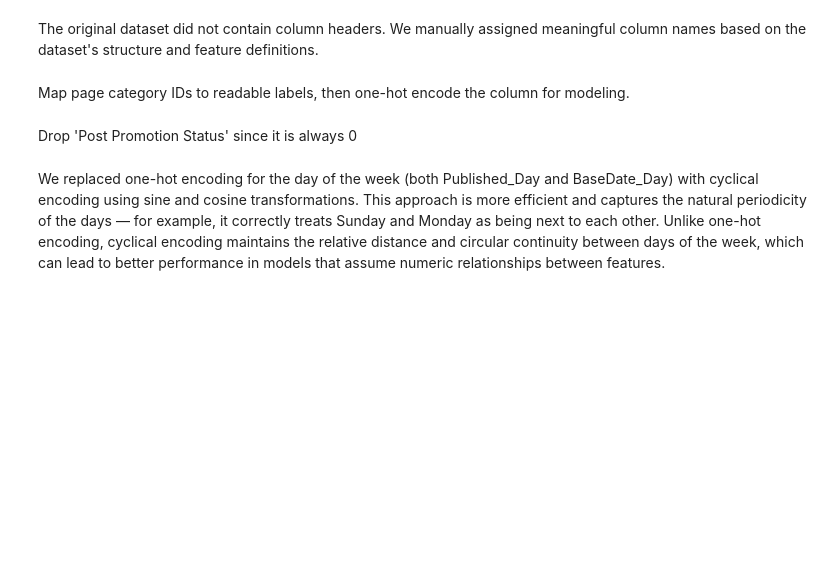
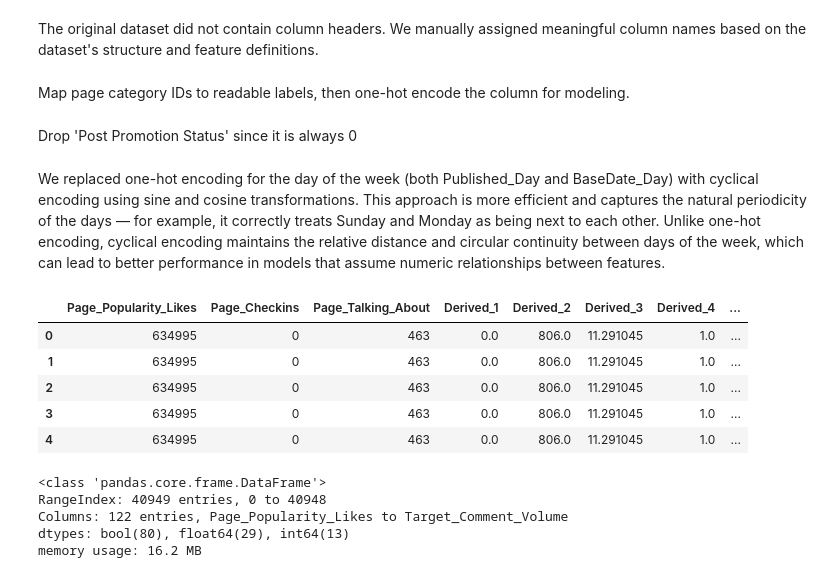
Before and after one commit to Joel-Milla/cs3244_Final_Project, a Jupyter notebook: 2_DataPreprocessing.ipynb, the cells around one changed output. Saved outputs shown, nothing was run; the diff lists cells and outputs as text; code cells hidden in the pictures; blank space fills up the shorter version.

```diff
--- a/2_DataPreprocessing.ipynb
+++ b/2_DataPreprocessing.ipynb
@@ -121,3 +123,23 @@ for col in ['Published_Day', 'BaseDate_Day']:
     )
 
 data.drop(['Published_Day', 'BaseDate_Day'], axis=1, inplace=True)
+# %%
+# Move 'Target_Comment_Volume' column to the end of the DataFrame
+target_col = data.pop("Target_Comment_Volume")
+data["Target_Comment_Volume"] = target_col
+data.head()
+# %% [output]
+|  | Page_Popularity_Likes | Page_Checkins | Page_Talking_About | Derived_1 | Derived_2 | Derived_3 | Derived_4 | ... |
+| 0 | 634995 | 0 | 463 | 0.0 | 806.0 | 11.291045 | 1.0 | ... |
+| 1 | 634995 | 0 | 463 | 0.0 | 806.0 | 11.291045 | 1.0 | ... |
+| 2 | 634995 | 0 | 463 | 0.0 | 806.0 | 11.291045 | 1.0 | ... |
+| 3 | 634995 | 0 | 463 | 0.0 | 806.0 | 11.291045 | 1.0 | ... |
+| 4 | 634995 | 0 | 463 | 0.0 | 806.0 | 11.291045 | 1.0 | ... |
+# %%
+data.info()
+# %% [output]
+<class 'pandas.core.frame.DataFrame'>
+RangeIndex: 40949 entries, 0 to 40948
+Columns: 122 entries, Page_Popularity_Likes to Target_Comment_Volume
+dtypes: bool(80), float64(29), int64(13)
+memory usage: 16.2 MB
```
Also changed, not shown: parts of 4 cells of this notebook.
